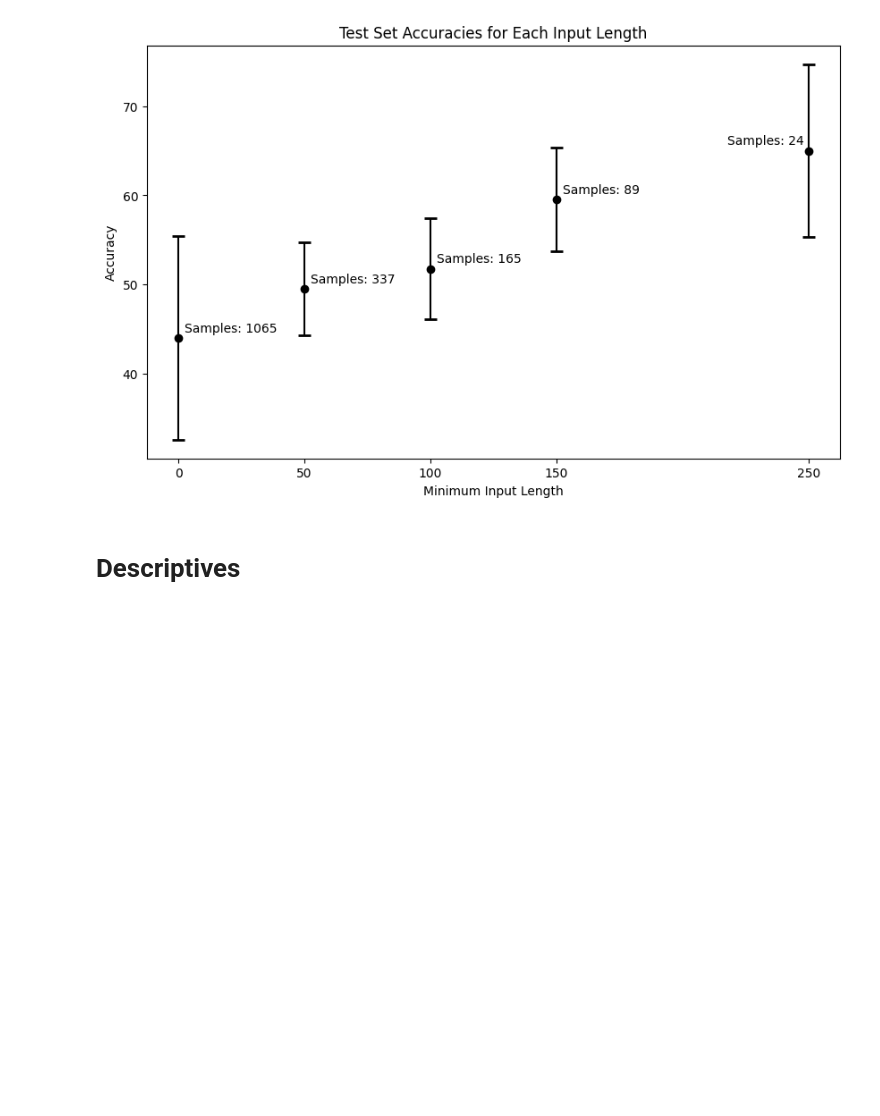
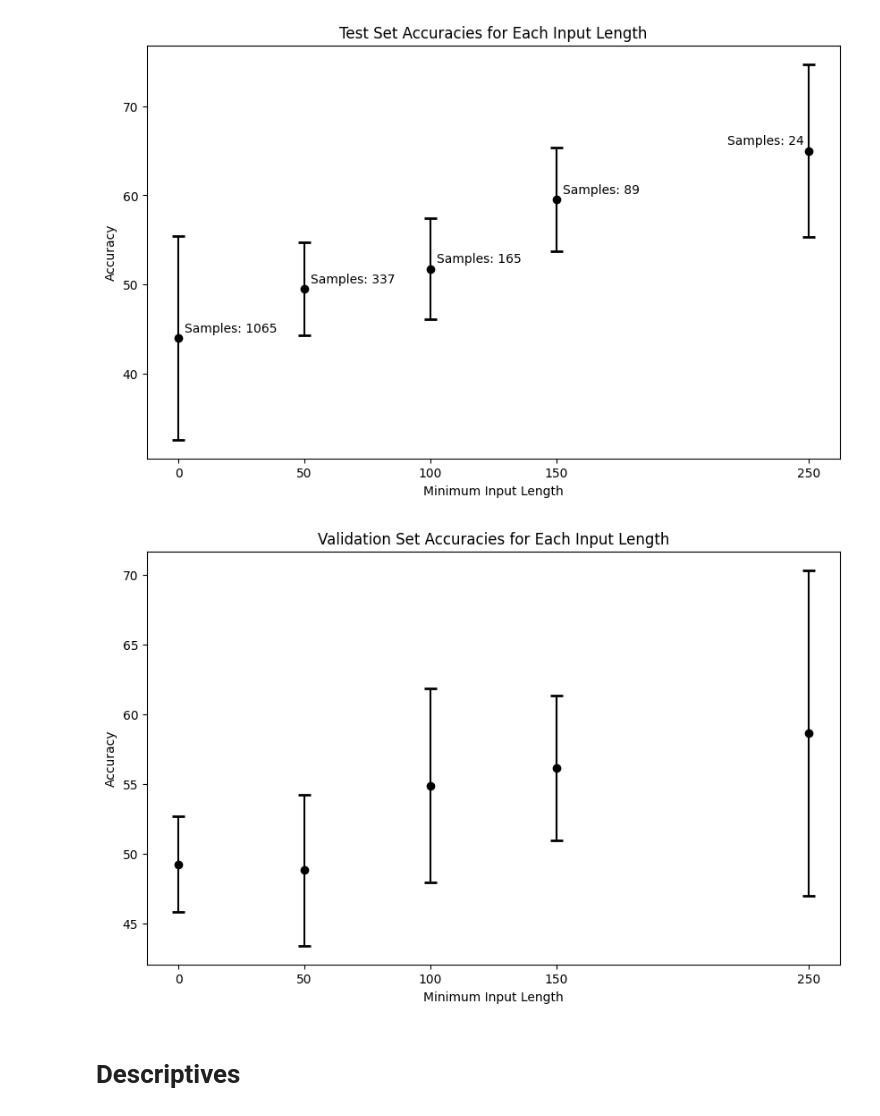
Before and after one commit to Fred-Bred/SDS-thesis, a Jupyter notebook: src/plotting.ipynb, the cells around one changed output. Cells and saved outputs as stored; diff of their text form; code cells hidden in the pictures; blank space fills up the shorter version.

```diff
--- a/src/plotting.ipynb
+++ b/src/plotting.ipynb
@@ -42,6 +42,38 @@ plt.savefig('../TeX/figures/roberta-large_acc_for_min_len.png')
 plt.show()
 # %% [output]
 [figure]
+# %%
+import matplotlib.pyplot as plt
+
+# Data
+input_lens = [0, 50, 100, 150, 250]
+accuracies = [49.27, 48.84, 54.88, 56.15, 58.67]
+stds = [3.4, 5.4, 6.94, 5.21, 11.64]
+# n_samples = []
+
+# Plot
+plt.figure(figsize=(10, 6))
+plt.errorbar(input_lens, accuracies, yerr=stds, fmt='o', capsize=5, capthick=2, ecolor='black', color='black', label='Accuracy')
+# for i, acc in enumerate(accuracies):
+#     if i == len(accuracies) - 1:  # If this is the last point
+#         plt.annotate(f'Samples: {n_samples[i]}', (input_lens[i], acc), xytext=(-65, 5), textcoords='offset points')
+#     else:
+#         plt.annotate(f'Samples: {n_samples[i]}', (input_lens[i], acc), xytext=(5, 5), textcoords='offset points')
+
+# Axes labels
+plt.xlabel('Minimum Input Length')
+plt.ylabel('Accuracy')
+
+plt.xticks(input_lens)
+
+# Title
+plt.title('Validation Set Accuracies for Each Input Length')
+
+# Save and show plot
+# plt.savefig('../TeX/figures/roberta-large_val_acc_for_min_len.png')
+plt.show()
+# %% [output]
+[figure, added]
 # %% [markdown]
 # Descriptives
 # %%
```
Also changed, not shown: parts of 13 cells of this notebook, 1 other file.
